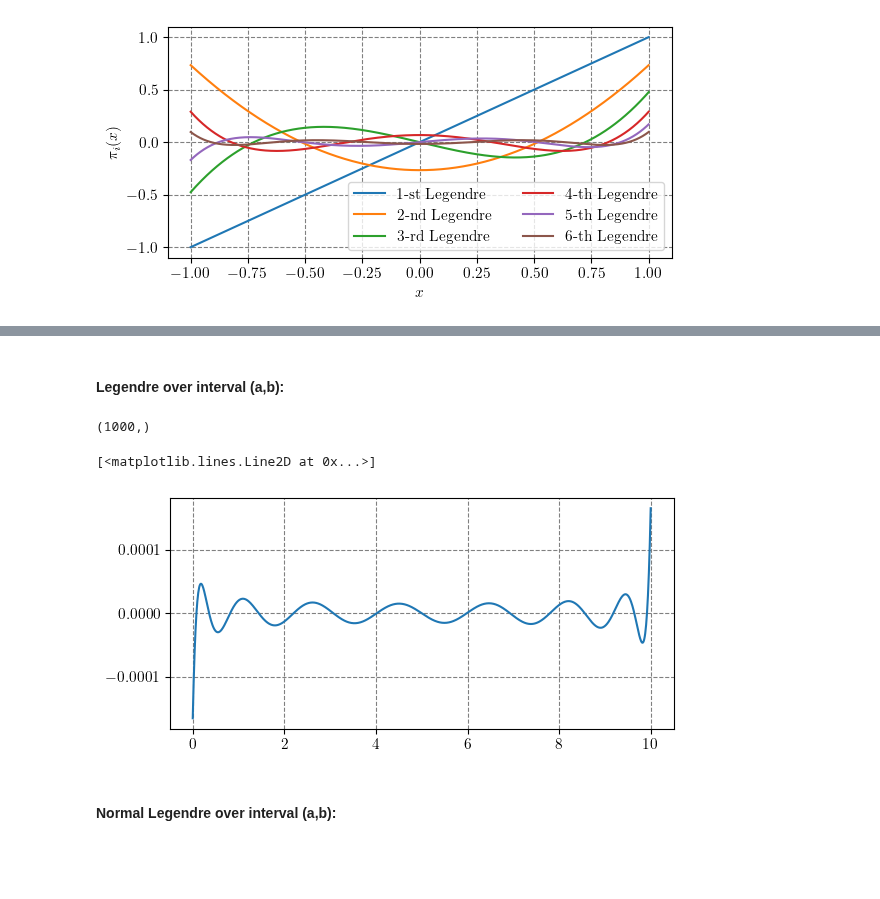
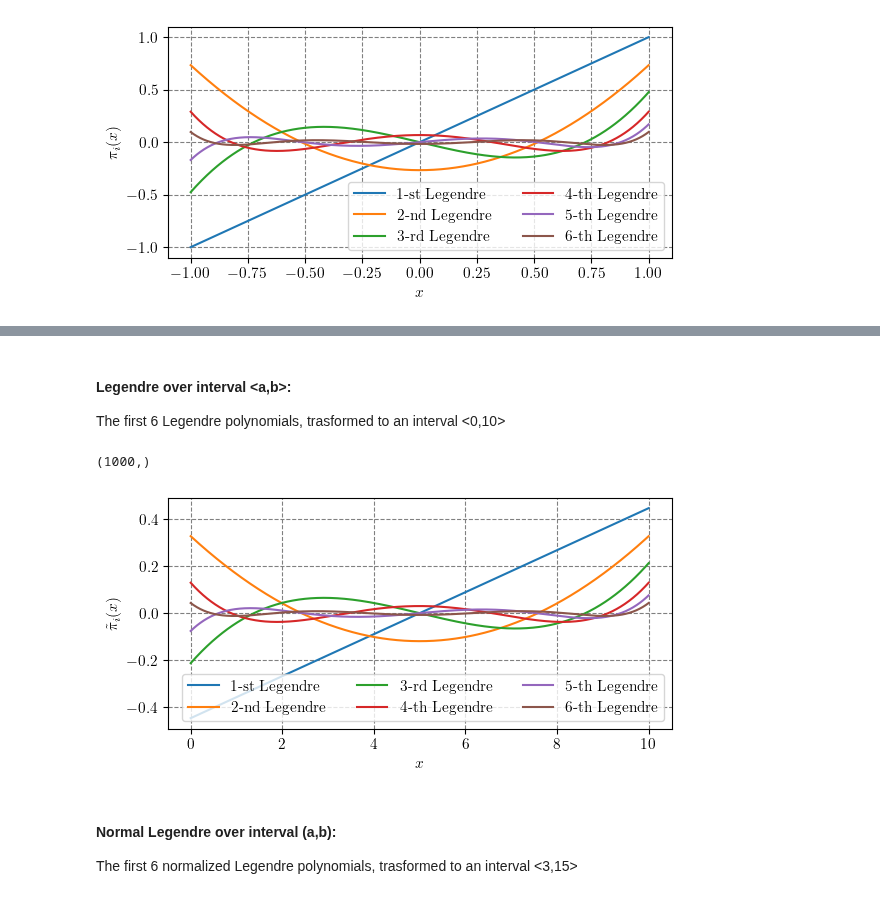
Before and after one commit to SED0280/BakalarkaCode, a Jupyter notebook: polynomials.ipynb, the cells around one changed output, grey strips where cells are left out. Saved outputs shown, nothing was run; the diff lists cells and outputs as text; code cells hidden in the pictures; blank space fills up the shorter version.

Commit message:
polynomials commented

```diff
--- a/polynomials.ipynb
+++ b/polynomials.ipynb
@@ -52,19 +54,33 @@ plt.show()
 # %% [markdown]
-#### Legendre over interval (a,b):
+#### Legendre over interval <a,b>:
+
+The first 6 Legendre polynomials, trasformed to an interval <0,10>
-# %%
-matrix_size=15
-a = 0
-b = 10
-t = np.linspace(a, b, 1000)
-print(t.shape)
-l = kl.integ.legendre_int(t, 50, a, b)
-plt.plot(t, l[matrix_size])
-# %% [output]
-(1000,)
-[<matplotlib.lines.Line2D at 0x...>]
-[figure, removed]
+# %%
+matrix_size=15
+a = 0
+b = 10
+t = np.linspace(a, b, 1000)
+print(t.shape)
+l = kl.integ.legendre_int(t, 50, a, b)
+#plt.plot(t, l[matrix_size])
+
+fig, ax = plt.subplots()
+ax.plot(t, l[1], label=f"1-st Legendre")
+ax.plot(t, l[2], label=f"2-nd Legendre")
+ax.plot(t, l[3], label=f"3-rd Legendre")
+for i in range(4,7):
+    ax.plot(t, l[i], label=f"{i}-th Legendre")
+ax.legend(loc='lower right',ncol=3)
+ax.set_xlabel("$x$")
+ax.set_ylabel(r"$\tilde{\pi}_i(x)$")
+plt.show()
+# %% [output]
+(1000,)
+[figure, added]
 # %% [markdown]
 #### Normal Legendre over interval (a,b):
+
+The first 6 normalized Legendre polynomials, trasformed to an interval <3,15>
 # %%
 matrix_size=11
 a = 3
```
Also changed, not shown: parts of 7 cells of this notebook.
